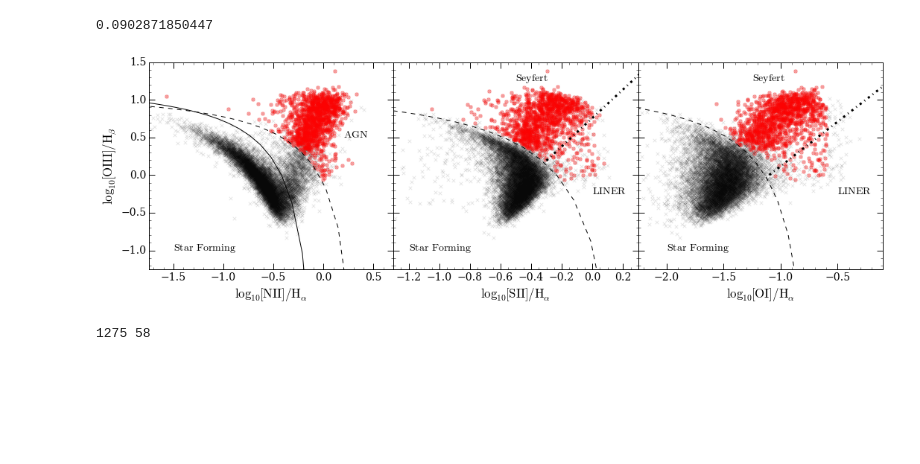
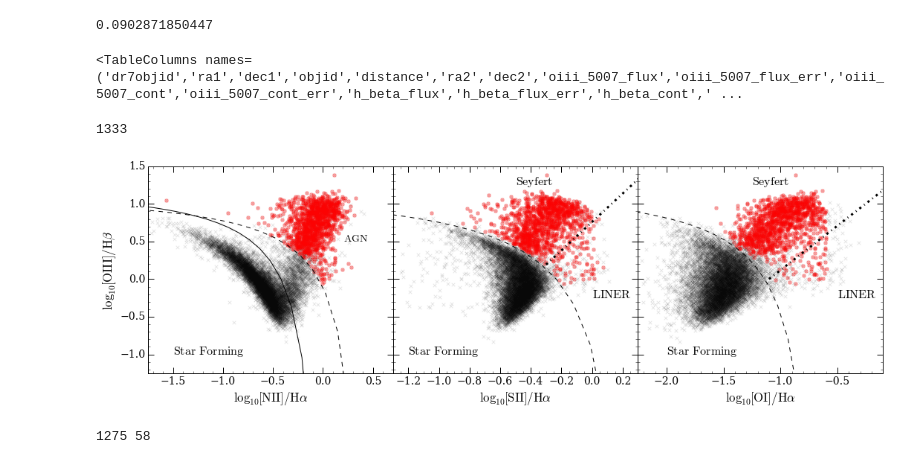
Before and after one commit to rjsmethurst/gv_followup, a Jupyter notebook: bpt/bpt_diagram.ipynb, the cells around one changed output. Saved outputs shown, nothing was run; the diff lists cells and outputs as text; code cells hidden in the pictures; blank space fills up the shorter version.

```diff
--- a/bpt/bpt_diagram.ipynb
+++ b/bpt/bpt_diagram.ipynb
@@ -155,0 +159,4 @@ print len(agn2)/float(len(da))
+# %%
+agn2.columns
+# %% [output]
+<TableColumns names=('dr7objid','ra1','dec1','objid','distance','ra2','dec2','oiii_5007_flux','oiii_5007_flux_err','oiii_5007_cont','oiii_5007_cont_err','h_beta_flux','h_beta_flux_err','h_beta_cont',' ...
@@ -156,3 +187,13 @@ print len(agn2)/float(len(da))
+# %%
+dr = agn_cont_sf[N.where(agn_cont_sf['snr oiii']>3)[0]]
+drs = dr[N.where(dr['snr nii']>3)[0]]
+drt = drs[N.where(drs['snr sii']>3)[0]]
+dats = drt[N.where(drt['snr h alpha']>3)[0]]
+datr = dats[N.where(dats['snr h beta']>3)[0]]
+da_cont_sf = datr[N.where(datr['snr sii 6731']>3)[0]]
+len(da_cont_sf)
+# %% [output]
+1333
 # %%
 from prefig import Prefig
 font = {'family':'serif', 'size':14}
@@ -170,48 +211,48 @@ ax1.plot(x, y, c='k', linestyle='solid')
 ax1.plot(x1, y1, c='k', linestyle='dashed')
 ax1.set_xlim(-1.75,0.7)
 ax1.set_ylim(-1.25, 1.5)
-ax1.text(-1.5, -1.0, r'$\rm{Star}$ $\rm{Forming}$')
+ax1.text(-1.5, -1.0, r'$\rm{Star}$ $\rm{Forming}$', fontsize=16)
 ax1.text(0.45, 0.5, r'$\rm{AGN}$', ha='right')
-ax1.set_ylabel(r'$\rm{log}_{10}[OIII]/H_{\beta}$')
-ax1.set_xlabel(r'$\rm{log}_{10}[NII]/H_{\alpha}$')
+ax1.set_ylabel(r'$\rm{log}_{10}[OIII]/H\beta$')
+ax1.set_xlabel(r'$\rm{log}_{10}[NII]/H\alpha$')
 ax1.minorticks_on()
 ax1.tick_params('both', which='major', length=8, width=1)
 ax1.tick_params('both', which='minor', length=3, width=0.5)
 ax1=P.subplot(132)
 ax1.scatter(N.log10((da['sii_6717_flux']+da['sii_6731_flux'])/da['h_alpha_flux']), N.log10(da['oiii_5007_flux']/da['h_beta_flux']), alpha=0.1, marker='x', color='k')
 ax1.scatter(N.log10((agn2['sii_6717_flux']+agn2['sii_6731_flux'])/agn2['h_alpha_flux']), N.log10(agn2['oiii_5007_flux']/agn2['h_beta_flux']), marker='o', color='r', alpha=0.3)
 ax1.plot(x2, y2, c='k', linestyle='dashed')
 ax1.plot(sx1, sy1, c='k', linestyle='-.', linewidth=3)
 ax1.set_xlim(-1.3,0.3)
 ax1.set_ylim(-1.25, 1.5)
-ax1.text(-1.2, -1.0, r'$\rm{Star}$ $\rm{Forming}$')
-ax1.set_xlabel(r'$\rm{log}_{10}[SII]/H_{\alpha}$')
+ax1.text(-1.2, -1.0, r'$\rm{Star}$ $\rm{Forming}$', fontsize=16)
+ax1.set_xlabel(r'$\rm{log}_{10}[SII]/H\alpha$')
 ax1.minorticks_on()
 ax1.tick_params('y', labelleft='off')
 ax1.tick_params('both', which='major', length=8, width=1)
 ax1.tick_params('both', which='minor', length=3, width=0.5)
-ax1.text(-0.5, 1.25, r'$\rm{Seyfert}$')
-ax1.text(0.0, -0.25, r'$\rm{LINER}$')
+ax1.text(-0.5, 1.25, r'$\rm{Seyfert}$', fontsize=16)
+ax1.text(0.0, -0.25, r'$\rm{LINER}$', fontsize=16)
 ax1=P.subplot(133)
 ax1.scatter(N.log10(da['oi_6300_flux']/da['h_alpha_flux']), N.log10(da['oiii_5007_flux']/da['h_beta_flux']), alpha=0.1, marker='x', color='k')
 ax1.scatter(N.log10(agn2['oi_6300_flux']/agn2['h_alpha_flux']), N.log10(agn2['oiii_5007_flux']/agn2['h_beta_flux']), marker='o', color='r', alpha=0.3)
 ax1.plot(x3, y3, c='k', linestyle='dashed')
 ax1.plot(sx2, sy2, c='k', linestyle='-.', linewidth=3)
 ax1.set_xlim(-2.25,-0.1)
 ax1.set_ylim(-1.25, 1.5)
-ax1.text(-2.0, -1.0, r'$\rm{Star}$ $\rm{Forming}$')
-ax1.text(-1.25, 1.25, r'$\rm{Seyfert}$')
-ax1.text(-0.5, -0.25, r'$\rm{LINER}$')
-ax1.set_xlabel(r'$\rm{log}_{10}[OI]/H_{\alpha}$')
+ax1.text(-2.0, -1.0, r'$\rm{Star}$ $\rm{Forming}$', fontsize=16)
+ax1.text(-1.25, 1.25, r'$\rm{Seyfert}$', fontsize=16)
+ax1.text(-0.5, -0.25, r'$\rm{LINER}$', fontsize=16)
+ax1.set_xlabel(r'$\rm{log}_{10}[OI]/H\alpha$')
 ax1.tick_params('y', labelleft='off')
 ax1.minorticks_on()
 ax1.tick_params('both', which='major', length=8, width=1)
 ax1.tick_params('both', which='minor', length=3, width=0.5)
 P.tight_layout()
 P.subplots_adjust(wspace=0.0)
 P.savefig('GZ2_GALEX_sample_bpt_diagram_SNR_gtr_3_red_agn.png', facecolor='None', edgecolor='None')
 # %% [output]
-[figure, old version]
+[figure, new version]
 # %%
 sf = da[N.where(0.73/(N.log10(da['oi_6300_flux']/da['h_alpha_flux'])+0.59) + 1.33 > N.log10(da['oiii_5007_flux']/da['h_beta_flux']))]
 # %%
```
Also changed, not shown: parts of 18 cells of this notebook, 2 other files.
